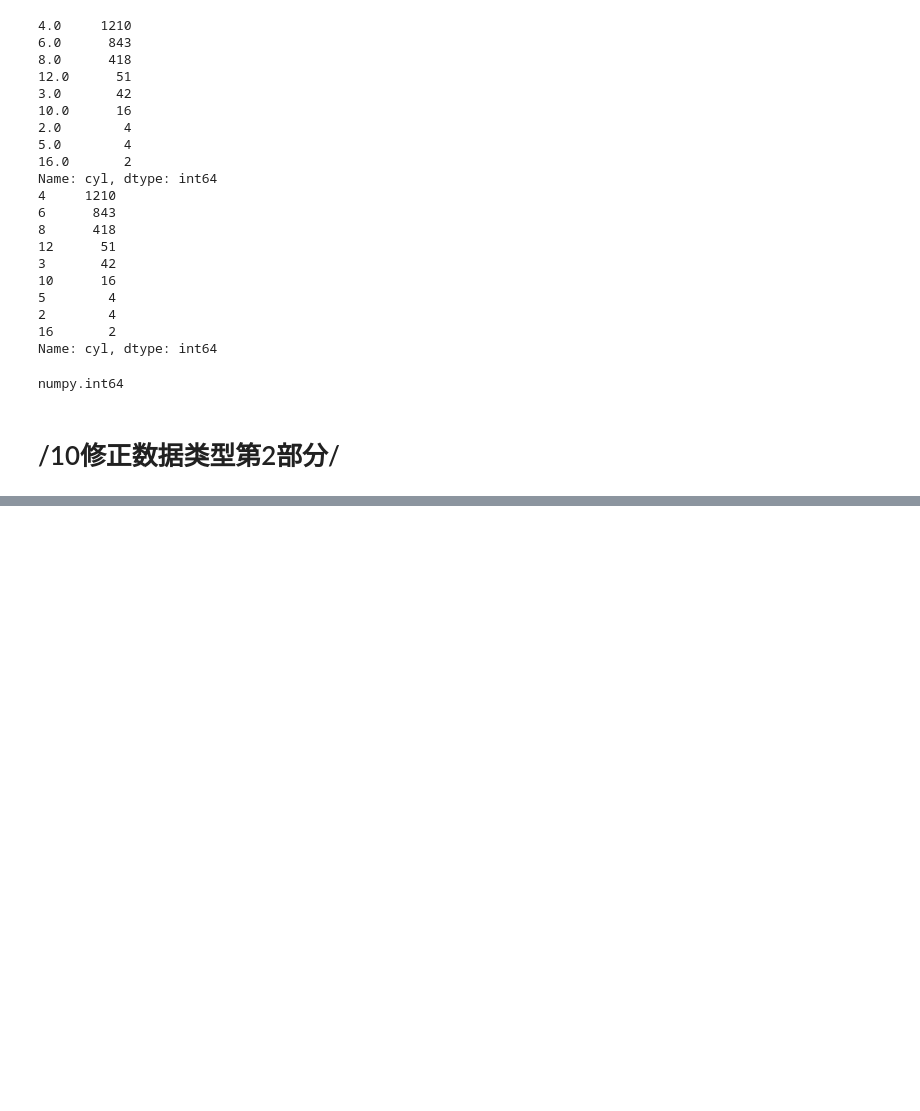
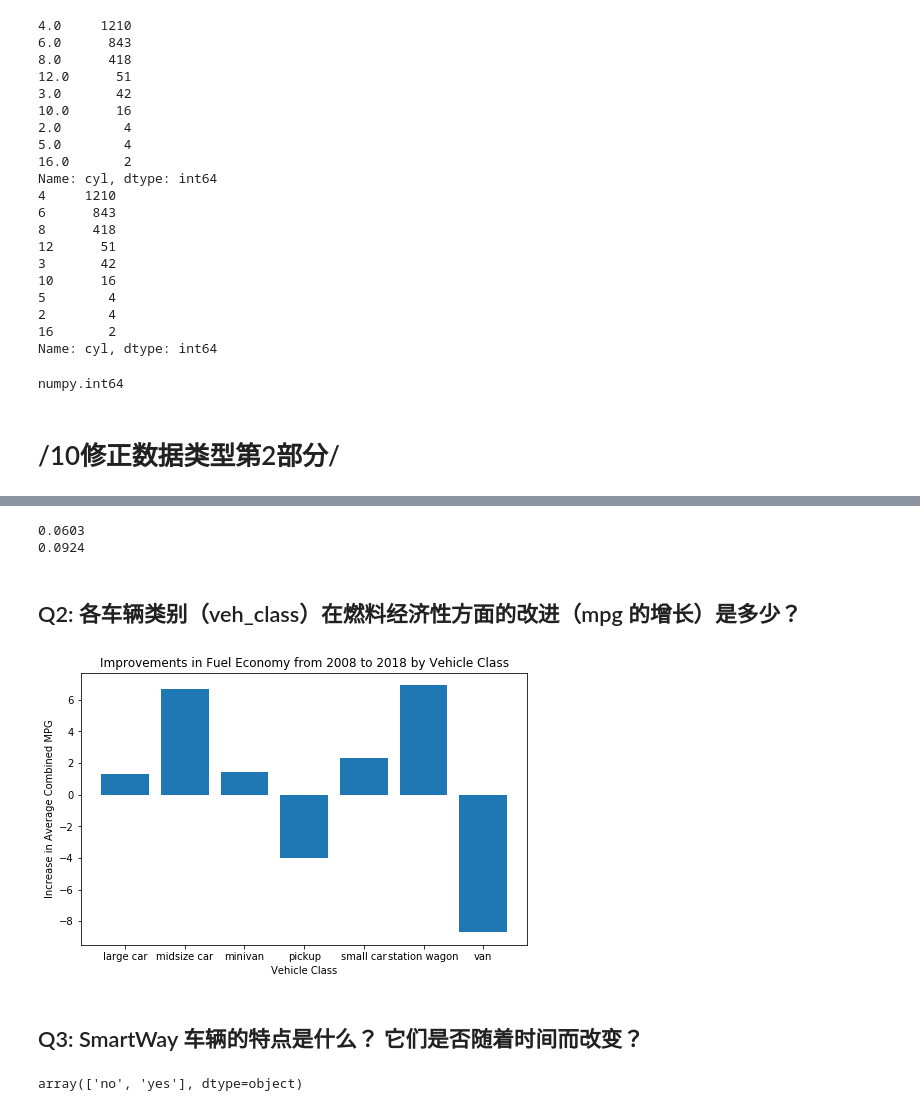
Before and after one commit to mengfanchun2017/_archive_dand, a Jupyter notebook: Project3/files/p3_exercise2_lm.ipynb, the cells around one changed output, grey strips where cells are left out. Drawn from its saved outputs; the diff is of its cells as text; code cells hidden in the pictures; blank space fills up the shorter version.

```diff
--- a/Project3/files/p3_exercise2_lm.ipynb
+++ b/Project3/files/p3_exercise2_lm.ipynb
@@ -537,0 +788,22 @@ df08['air_pollution_score'] = df08['air_pollution_score'].astype(int)
+# %%
+cleanlist = ['cng', 'ethanol', 'gas', 'electricity']
+
+def cleanratio(df):
+    cnumber = 0
+    fuel_list = list(set(df['fuel'].values))
+
+    for i in fuel_list:
+        if i.lower() in cleanlist:
+        # 本例子中i不要变化，因为后面还要根据i来匹配
+            cnumber = cnumber + df[df['fuel'] == i].shape[0]
+    return round(cnumber / df.shape[0],4)
+    # 使用round控制小数的精度：round（你要显示的数，你要显示的小数位数）
+
+print(cleanratio(df08))
+print(cleanratio(df18))
+# 可见从6%增长到了9%
+# %% [output]
+0.0603
+0.0924
+# %% [markdown]
+## Q2: 各车辆类别（veh_class）在燃料经济性方面的改进（mpg 的增长）是多少？
@@ -537,0 +816,18 @@ df08['air_pollution_score'] = df08['air_pollution_score'].astype(int)
+# %%
+# only plot the classes that exist in both years
+inc.dropna(inplace=True)
+plt.subplots(figsize=(8, 5))
+plt.bar(inc.index, inc)
+plt.title('Improvements in Fuel Economy from 2008 to 2018 by Vehicle Class')
+plt.xlabel('Vehicle Class')
+plt.ylabel('Increase in Average Combined MPG');
+# 美化美化，有兴趣不？
+# %% [output]
+[figure, added]
+# %% [markdown]
+## Q3: SmartWay 车辆的特点是什么？ 它们是否随着时间而改变？
+# %%
+# smartway labels for 2008
+df08.smartway.unique()
+# %% [output]
+array(['no', 'yes'], dtype=object)
```
Also changed, not shown: parts of 41 cells of this notebook, 9 other files.
